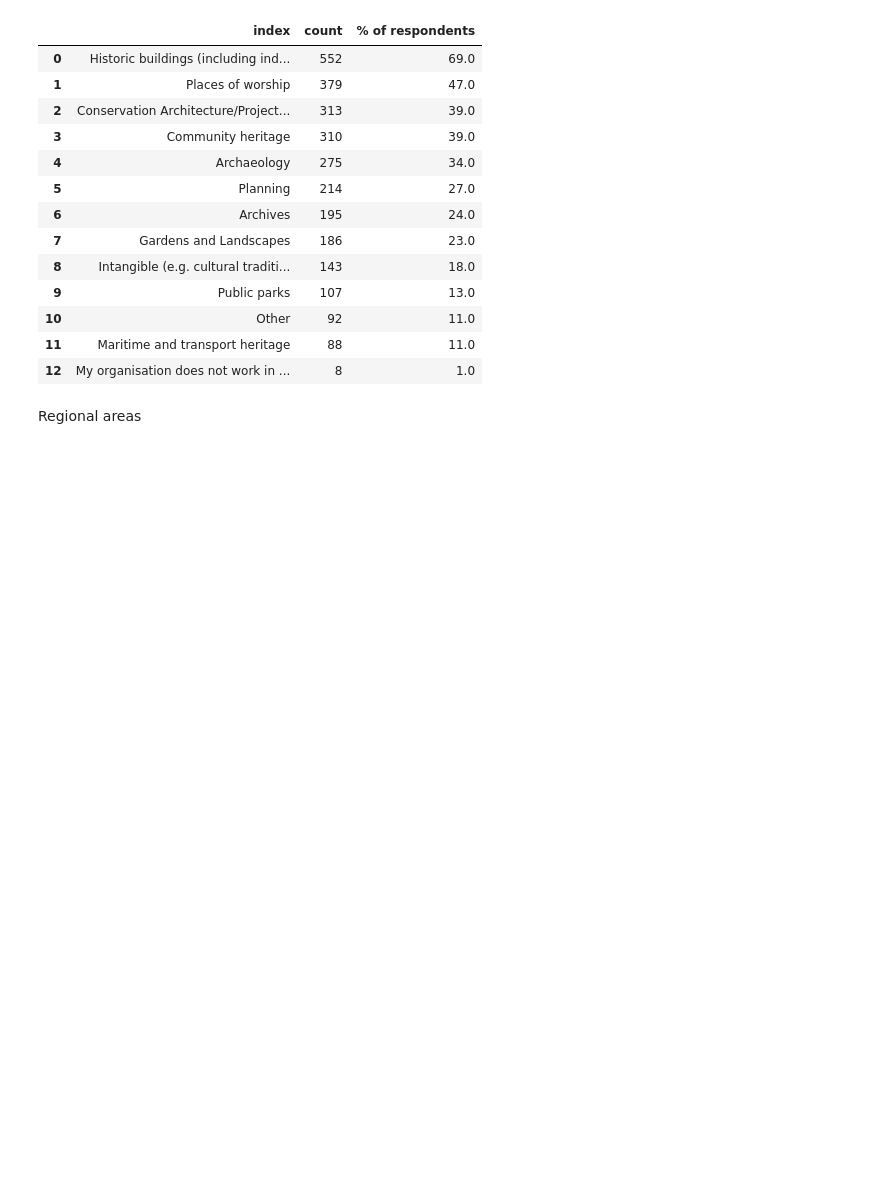
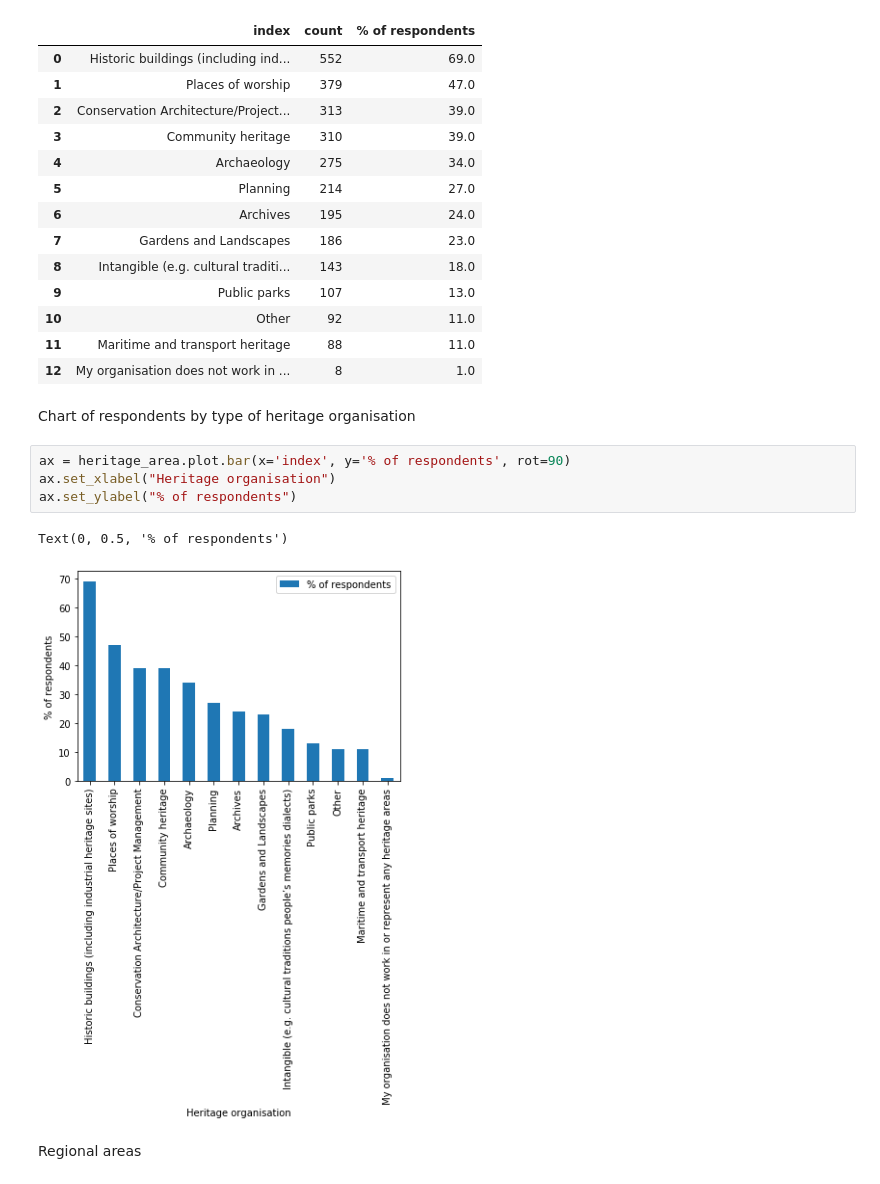
Before and after one commit to johnardavies/Analysis_of_effects_of_covid_in_uk_heritage_sector, a Jupyter notebook: Covid_heritage.ipynb, the cells around one changed output. Cells and saved outputs as stored; diff of their text form; blank space fills up the shorter version.

Commit message:
added descriptive bar charts and more labelling of notebook structure

```diff
--- a/Covid_heritage.ipynb
+++ b/Covid_heritage.ipynb
@@ -93,6 +102,15 @@ heritage_area
 | 10 | Other | 92 | 11.0 |
 | 11 | Maritime and transport heritage | 88 | 11.0 |
 | 12 | My organisation does not work in ... | 8 | 1.0 |
+# %% [markdown]
+Chart of respondents by type of heritage organisation
+# %%
+ax = heritage_area.plot.bar(x='index', y='% of respondents', rot=90)
+ax.set_xlabel("Heritage organisation")
+ax.set_ylabel("% of respondents")
+# %% [output]
+Text(0, 0.5, '% of respondents')
+[figure, added]
 # %% [markdown]
 Regional areas
 # %%
```
Also changed, not shown: parts of 12 cells of this notebook.
